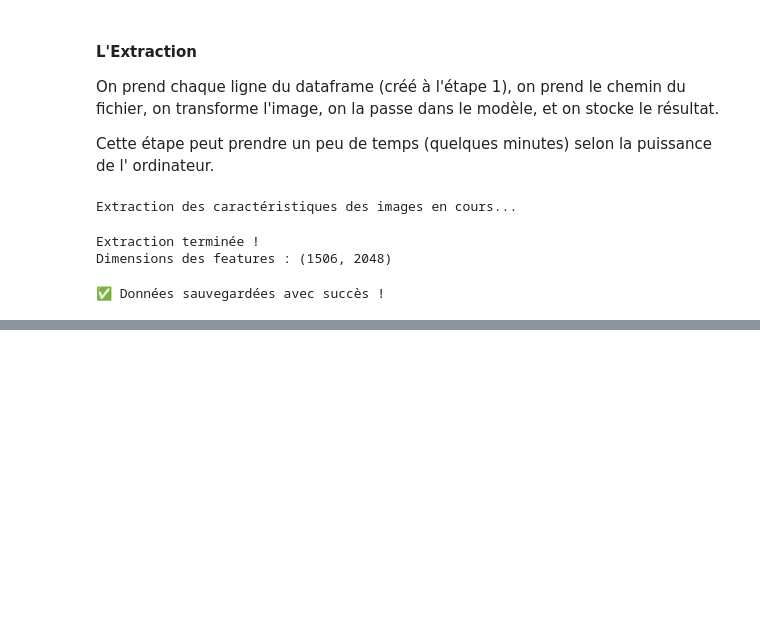
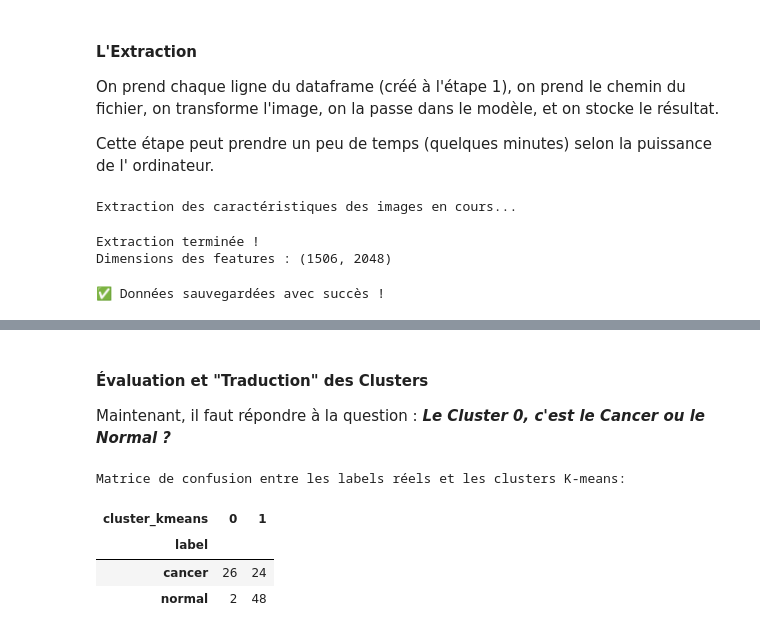
Before and after one commit to BAZAROPH/brain-scan-ai, a Jupyter notebook: main.ipynb, the cells around one changed output, grey strips where cells are left out. Cells and saved outputs as stored; diff of their text form; code cells hidden in the pictures; blank space fills up the shorter version.

```diff
--- a/main.ipynb
+++ b/main.ipynb
@@ -425,0 +649,23 @@ print("✅ Données sauvegardées avec succès !")
+# %% [markdown]
+#### Évaluation et "Traduction" des Clusters
+
+Maintenant, il faut répondre à la question : ***Le Cluster 0, c'est le Cancer ou le Normal ?***
+# %%
+#On filtre le dataframe pour ne garder que les données dont on connait la réponse (pas les "unknown")
+df_known = df[df['label'] != 'unknown']
+#Création d'une table de contingence pour comparer les labels réels et les clusters trouvés
+confusion_matrix = pd.crosstab(df_known["label"], df_known["cluster_kmeans"])
+
+print("Matrice de confusion entre les labels réels et les clusters K-means:")
+display(confusion_matrix)
+
+#Log de la matrice en fichier texte
+with open("./saver/confusion.txt", "w") as f:
+    f.write(str(confusion_matrix))
+mlflow.log_artifact("./saver/confusion.txt")
+# %% [output]
+Matrice de confusion entre les labels réels et les clusters K-means:
+| cluster_kmeans | 0 | 1 |
+| label |  |  |
+| cancer | 26 | 24 |
+| normal | 2 | 48 |
```
Also changed, not shown: parts of 17 cells of this notebook, 9 other files.
